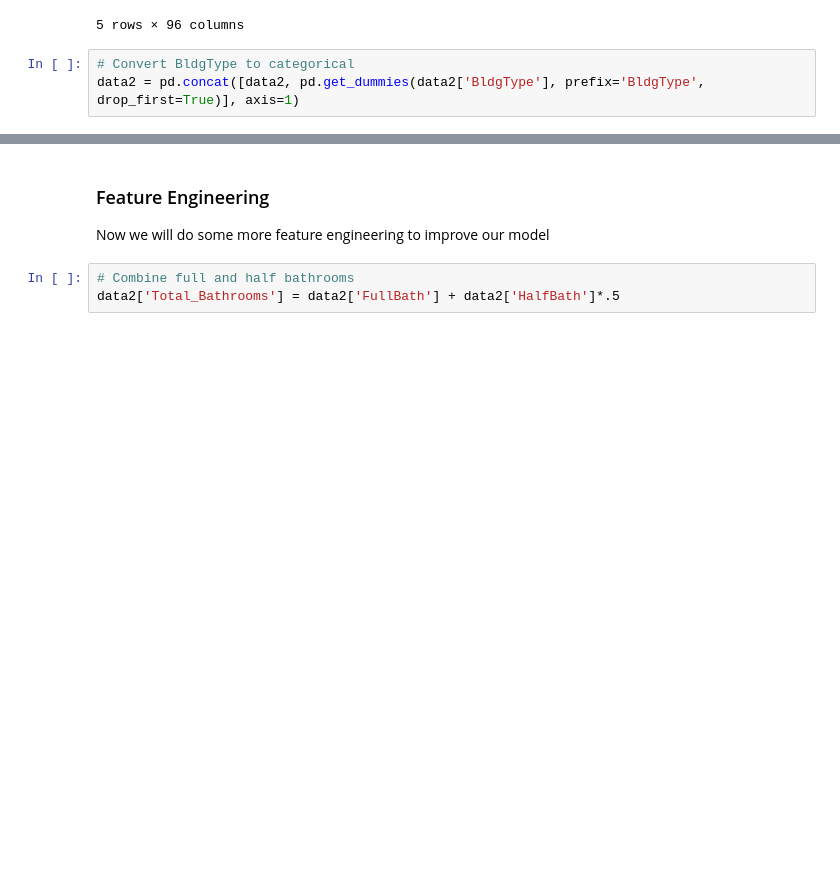
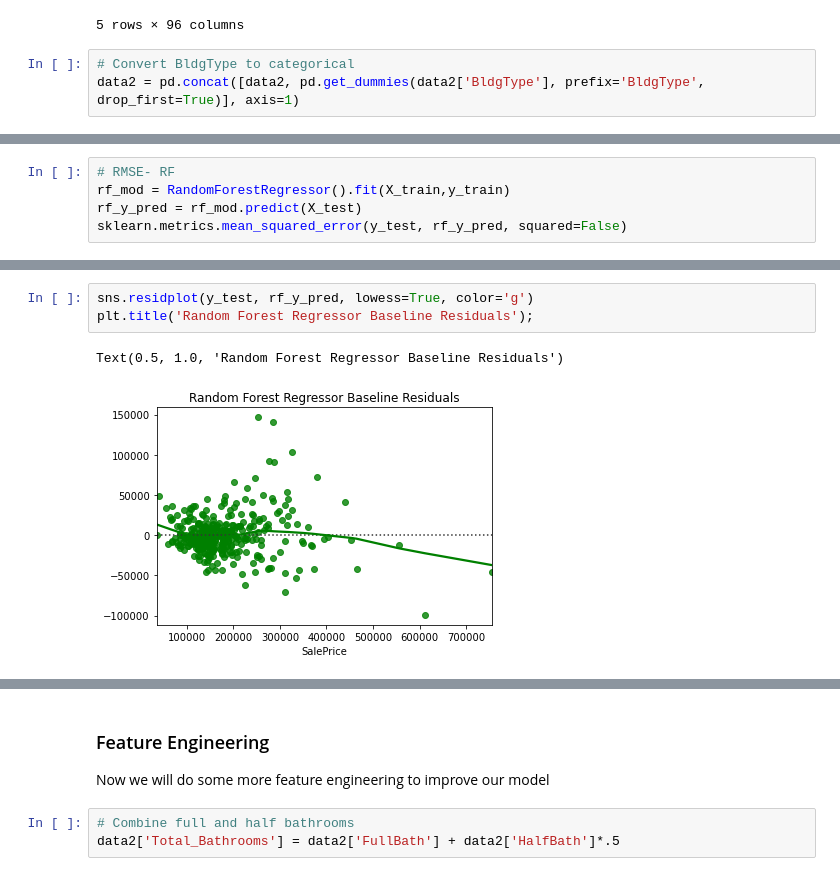
Before and after one commit to MLondon1027/Boston_Area_Real_Estate, a Jupyter notebook: Housing.ipynb, the cells around one changed output, grey strips where cells are left out. Drawn from its saved outputs; the diff is of its cells as text; blank space fills up the shorter version.

```diff
--- a/Housing.ipynb
+++ b/Housing.ipynb
@@ -364,0 +372,5 @@ Model got an average score of R2: 0.8225839574150486
+# %%
+# RMSE- RF
+rf_mod = RandomForestRegressor().fit(X_train,y_train)
+rf_y_pred = rf_mod.predict(X_test)
+sklearn.metrics.mean_squared_error(y_test, rf_y_pred, squared=False)
@@ -371,0 +400,6 @@ Model got an average score of R2: 0.8398460077999946
+# %%
+sns.residplot(y_test, rf_y_pred, lowess=True, color='g')
+plt.title('Random Forest Regressor Baseline Residuals');
+# %% [output]
+Text(0.5, 1.0, 'Random Forest Regressor Baseline Residuals')
+[figure, added]
```
Also changed, not shown: parts of 10 cells of this notebook.
